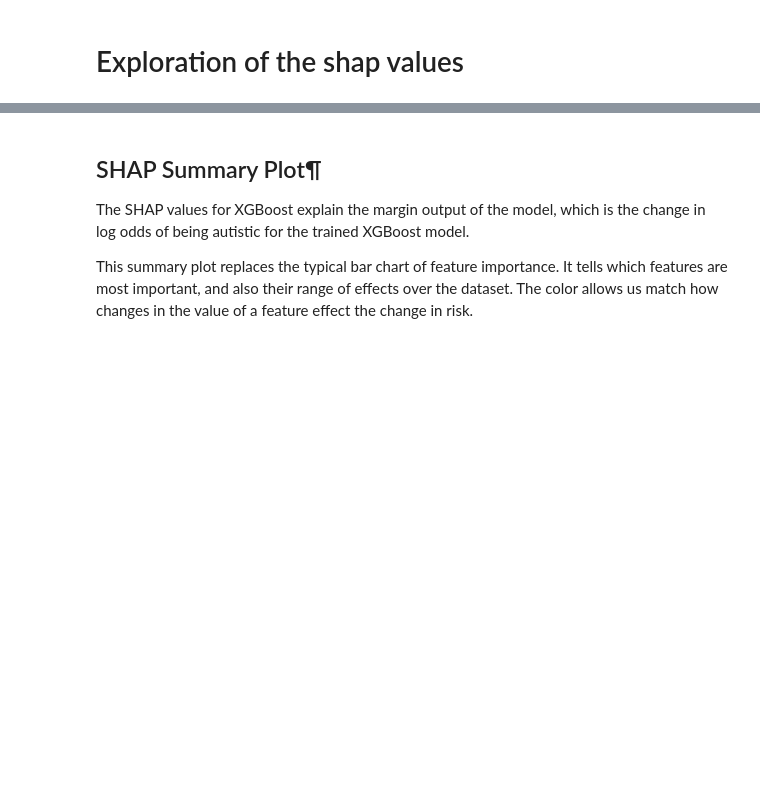
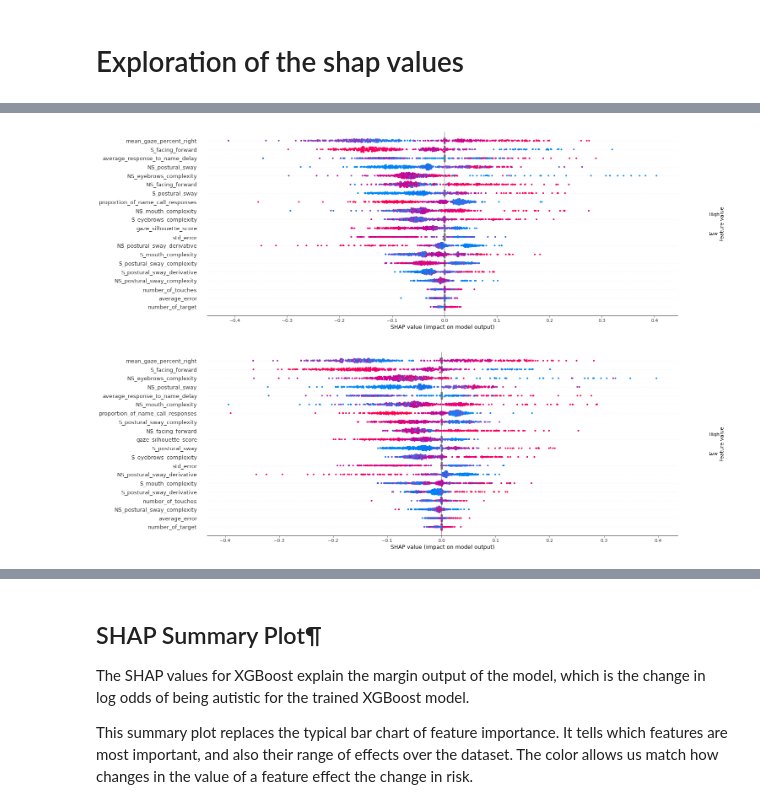
Before and after one commit to matiasdm/notes_on_stats, a Jupyter notebook: doc/notebooks/paper_shap_exploration.ipynb, the cells around one changed output, grey strips where cells are left out. Cells and saved outputs as stored; diff of their text form; code cells hidden in the pictures; blank space fills up the shorter version.

```diff
--- a/doc/notebooks/paper_shap_exploration.ipynb
+++ b/doc/notebooks/paper_shap_exploration.ipynb
@@ -63,0 +106,25 @@ exp.predictions_df
+# %%
+import shap
+
+# Compute the shap values with the model fit with all the data
+explainer = shap.TreeExplainer(exp.model)
+expected_value_fit = explainer.expected_value
+shap_values_fit  = explainer.shap_values(exp.dataset.X_train)
+
+# Disambuguate present and missing variables
+mask_shap_present = (~np.isnan(exp.dataset._X_train)).astype(int)
+shap_present = np.multiply(shap_values_fit, mask_shap_present)
+shap_missing = np.multiply(shap_values_fit, (mask_shap_present==0).astype(int))
+
+# Normalized shap value separating real variables and when there are missing.
+general_shap_values_fit = np.concatenate([shap_present, shap_missing], axis=1)
+shap_present_fit_normalized = shap_present / np.abs(shap_present).sum(axis=1)[:, np.newaxis]
+shap_values_fit_normalized  = general_shap_values_fit / np.abs(general_shap_values_fit).sum(axis=1)[:, np.newaxis]
+
+# Compute the Shap Values for indiviuals through the cross validation
+
+shap_values = np.zeros(extended_shap_values.shape)
+for i in range(exp.dataset.num_samples):
+    shap_values[i, :] = extended_shap_values[i, i, :]
+
+shap_values_normalized = shap_values / np.abs(shap_values).sum(axis=1)[:, np.newaxis]
@@ -63,0 +139,6 @@ exp.predictions_df
+# %%
+shap.summary_plot(shap_present_normalized, exp.dataset._X_train, feature_names=exp.features_name, plot_size=(25, 8), title="Shap Values with CV")
+shap.summary_plot(shap_present_fit_normalized, exp.dataset._X_train, feature_names=exp.features_name, plot_size=(25, 8), title="Shap Values fitting all the model")
+# %% [output]
+[figure, added]
+[figure, added]
```
Also changed, not shown: parts of 37 cells of this notebook, 17 other files.
